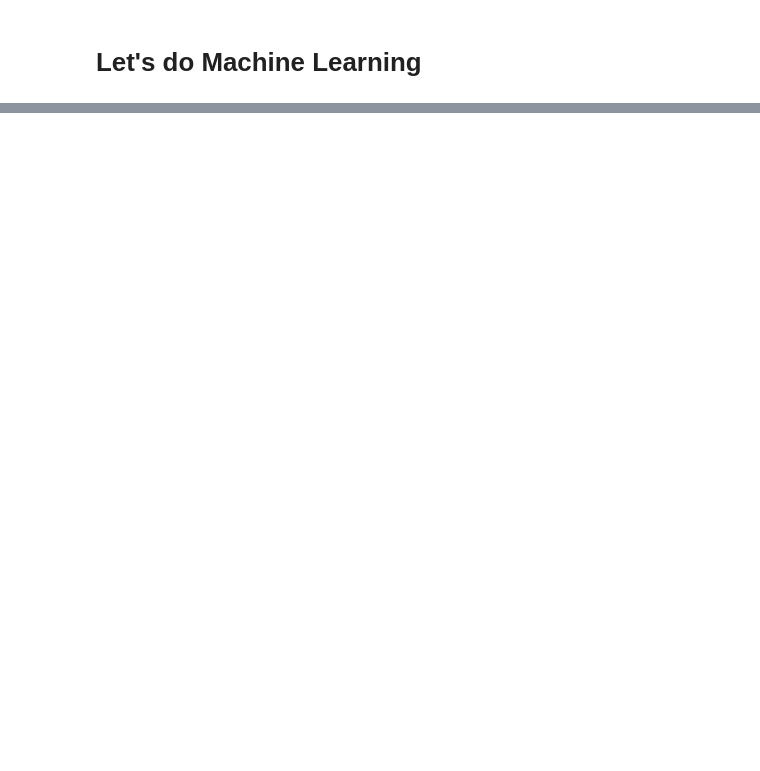
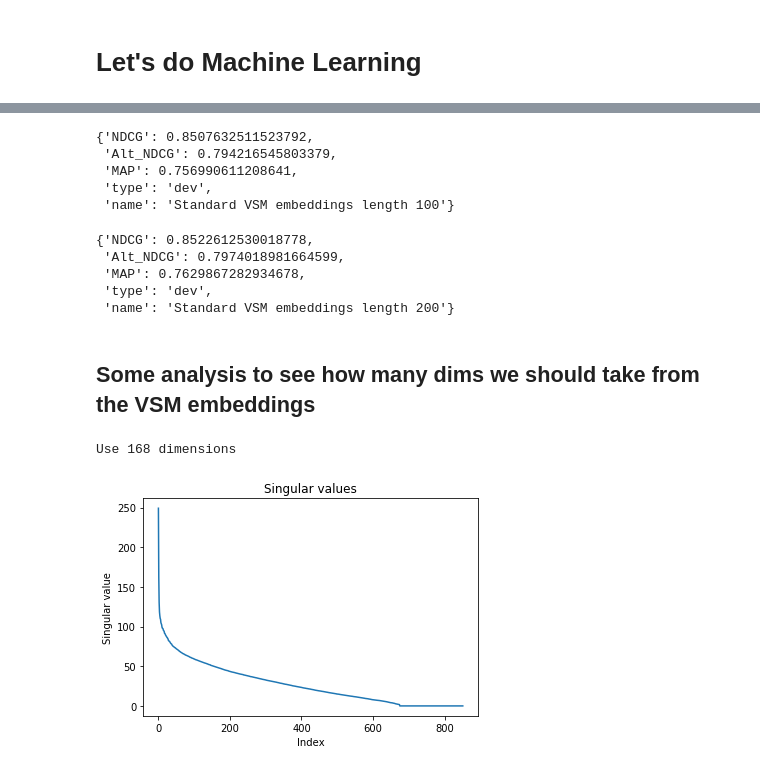
Before and after one commit to ayushgs/Retrieval_ReRanking_CS224U, a Jupyter notebook: project_code.ipynb, the cells around one changed output, grey strips where cells are left out. Cells and saved outputs as stored; diff of their text form; code cells hidden in the pictures; blank space fills up the shorter version.

Commit message:
Interesting results with VSM + Glove embeddings

```diff
--- a/project_code.ipynb
+++ b/project_code.ipynb
@@ -840,0 +1041,18 @@ Two layer NN with body GloVe embeddings
+# %%
+run_metrics(dev_dict, scoring_func=cosine_similarity, content_type='2th',
+            embedding_func=make_vsm_embedding_title_100, set_name='dev', exp_name='Standard VSM embeddings length 100')
+# %% [output]
+{'NDCG': 0.8507632511523792,
+ 'Alt_NDCG': 0.794216545803379,
+ 'MAP': 0.756990611208641,
+ 'type': 'dev',
+ 'name': 'Standard VSM embeddings length 100'}
+# %%
+run_metrics(dev_dict, scoring_func=cosine_similarity, content_type='2th',
+            embedding_func=make_vsm_embedding_title_200, set_name='dev', exp_name='Standard VSM embeddings length 200')
+# %% [output]
+{'NDCG': 0.8522612530018778,
+ 'Alt_NDCG': 0.7974018981664599,
+ 'MAP': 0.7629867282934678,
+ 'type': 'dev',
+ 'name': 'Standard VSM embeddings length 200'}
@@ -840,0 +1073,22 @@ Two layer NN with body GloVe embeddings
+# %% [markdown]
+## Some analysis to see how many dims we should take from the VSM embeddings
+# %%
+def svd_plot(df, c=10):
+    rowmat, singvals, colmat = np.linalg.svd(df, full_matrices=False)
+    plt.plot(range(len(singvals)), singvals)
+    plt.title("Singular values")
+    plt.ylabel("Singular value")
+    plt.xlabel("Index")
+
+    #print the number of eigenvalues to take before the sum is c times the rest
+    k = 0
+    while sum(singvals[:k]) < c*sum(singvals[k:]):
+        k += 1
+    print("Use {} dimensions".format(k))
+
+    return rowmat, singvals, colmat
+# %%
+U, S, Vt = svd_plot(pmi(doc_vsm), c=1)
+# %% [output]
+Use 168 dimensions
+[figure, added]
```
Also changed, not shown: parts of 88 cells of this notebook.
